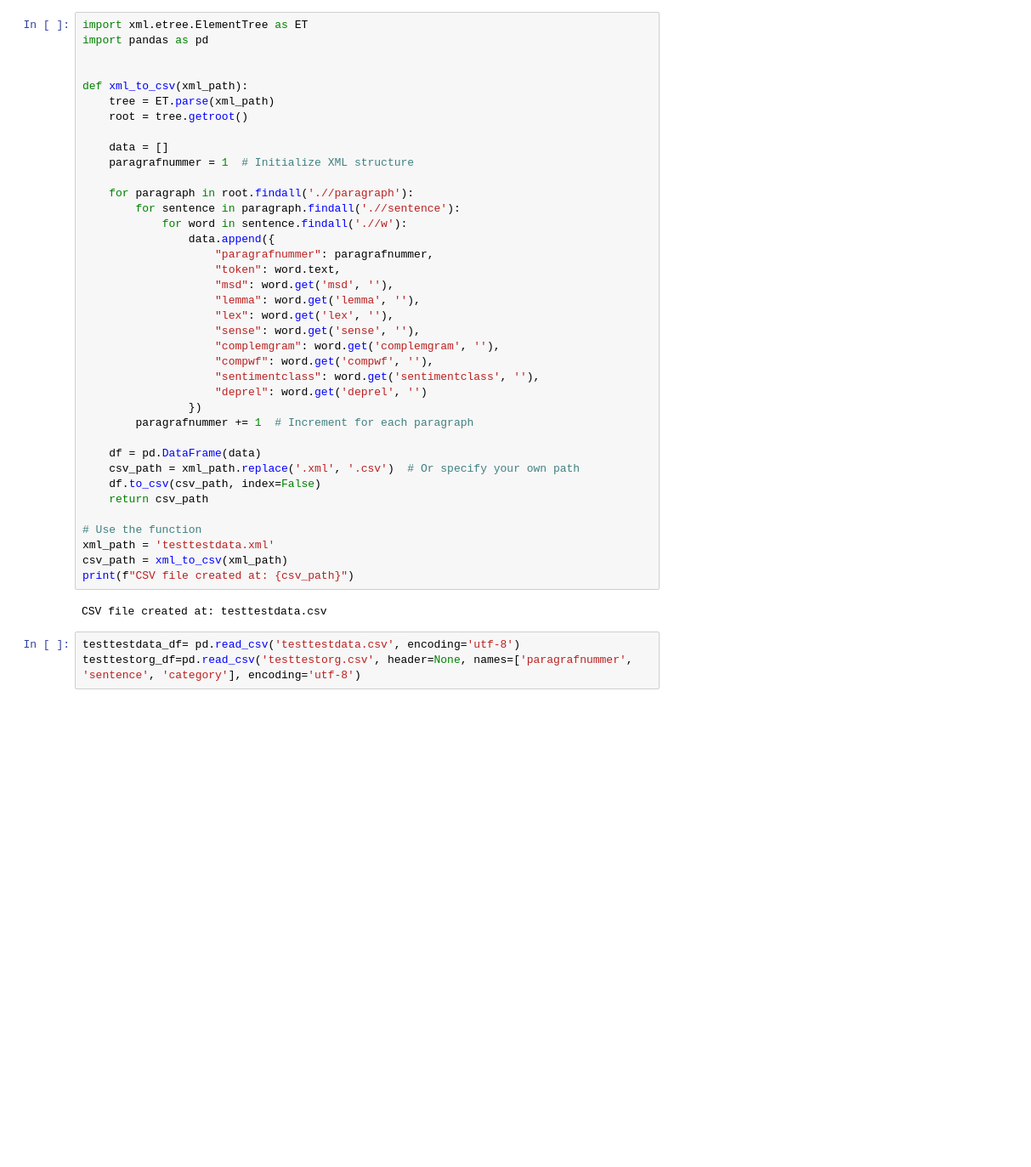
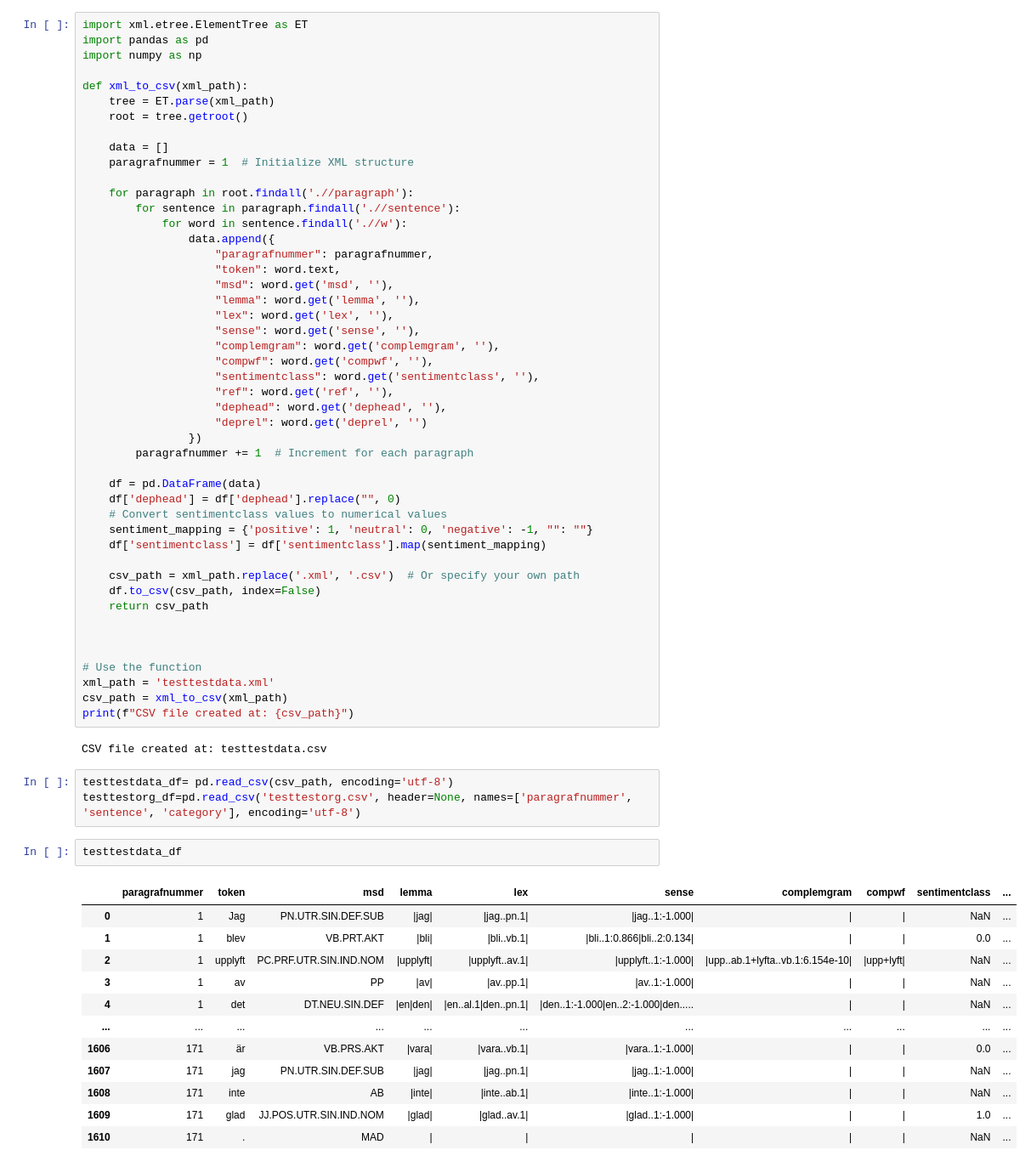
Before and after one commit to richi1998/Master-Thesis, a Jupyter notebook: koden/LEXICON-TESTDATA.ipynb, the cells around one changed output. Shown at 85% size. Cells and saved outputs as stored; diff of their text form; blank space fills up the shorter version.

```diff
--- a/koden/LEXICON-TESTDATA.ipynb
+++ b/koden/LEXICON-TESTDATA.ipynb
@@ -1,7 +1,7 @@
 # %%
 import xml.etree.ElementTree as ET
 import pandas as pd
-
+import numpy as np
 
 def xml_to_csv(xml_path):
     tree = ET.parse(xml_path)
@@ -23,14 +23,23 @@ def xml_to_csv(xml_path):
                     "complemgram": word.get('complemgram', ''),
                     "compwf": word.get('compwf', ''),
                     "sentimentclass": word.get('sentimentclass', ''),
+                    "ref": word.get('ref', ''),
+                    "dephead": word.get('dephead', ''),
                     "deprel": word.get('deprel', '')
                 })
         paragrafnummer += 1  # Increment for each paragraph
 
     df = pd.DataFrame(data)
+    df['dephead'] = df['dephead'].replace("", 0)
+    # Convert sentimentclass values to numerical values
+    sentiment_mapping = {'positive': 1, 'neutral': 0, 'negative': -1, "": ""}
+    df['sentimentclass'] = df['sentimentclass'].map(sentiment_mapping)
+
     csv_path = xml_path.replace('.xml', '.csv')  # Or specify your own path
     df.to_csv(csv_path, index=False)
     return csv_path
+
+
 
 # Use the function
 xml_path = 'testtestdata.xml'
@@ -39,5 +48,20 @@ print(f"CSV file created at: {csv_path}")
 # %% [output]
 CSV file created at: testtestdata.csv
 # %%
-testtestdata_df= pd.read_csv('testtestdata.csv', encoding='utf-8')
+testtestdata_df= pd.read_csv(csv_path, encoding='utf-8')
 testtestorg_df=pd.read_csv('testtestorg.csv', header=None, names=['paragrafnummer', 'sentence', 'category'], encoding='utf-8')
+# %%
+testtestdata_df
+# %% [output]
+|  | paragrafnummer | token | msd | lemma | lex | sense | complemgram | compwf | sentimentclass | ... |
+| 0 | 1 | Jag | PN.UTR.SIN.DEF.SUB | |jag| | |jag..pn.1| | |jag..1:-1.000| | | | | | NaN | ... |
+| 1 | 1 | blev | VB.PRT.AKT | |bli| | |bli..vb.1| | |bli..1:0.866|bli..2:0.134| | | | | | 0.0 | ... |
+| 2 | 1 | upplyft | PC.PRF.UTR.SIN.IND.NOM | |upplyft| | |upplyft..av.1| | |upplyft..1:-1.000| | |upp..ab.1+lyfta..vb.1:6.154e-10| | |upp+lyft| | NaN | ... |
+| 3 | 1 | av | PP | |av| | |av..pp.1| | |av..1:-1.000| | | | | | NaN | ... |
+| 4 | 1 | det | DT.NEU.SIN.DEF | |en|den| | |en..al.1|den..pn.1| | |den..1:-1.000|en..2:-1.000|den..... | | | | | NaN | ... |
+| ... | ... | ... | ... | ... | ... | ... | ... | ... | ... | ... |
+| 1606 | 171 | är | VB.PRS.AKT | |vara| | |vara..vb.1| | |vara..1:-1.000| | | | | | 0.0 | ... |
+| 1607 | 171 | jag | PN.UTR.SIN.DEF.SUB | |jag| | |jag..pn.1| | |jag..1:-1.000| | | | | | NaN | ... |
+| 1608 | 171 | inte | AB | |inte| | |inte..ab.1| | |inte..1:-1.000| | | | | | NaN | ... |
+| 1609 | 171 | glad | JJ.POS.UTR.SIN.IND.NOM | |glad| | |glad..av.1| | |glad..1:-1.000| | | | | | 1.0 | ... |
+| 1610 | 171 | . | MAD | | | | | | | | | | | NaN | ... |
```
Also changed, not shown: parts of 14 cells of this notebook, 6 other files.
